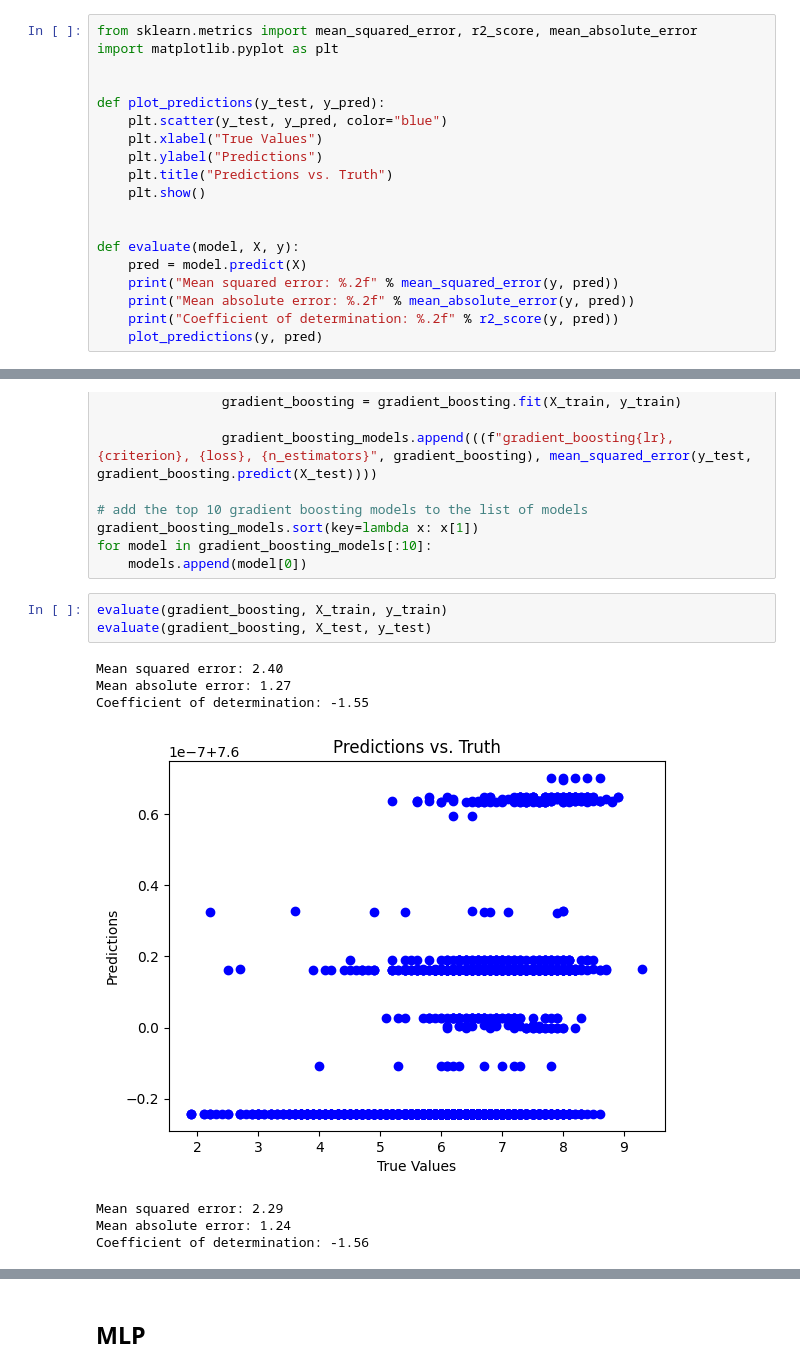
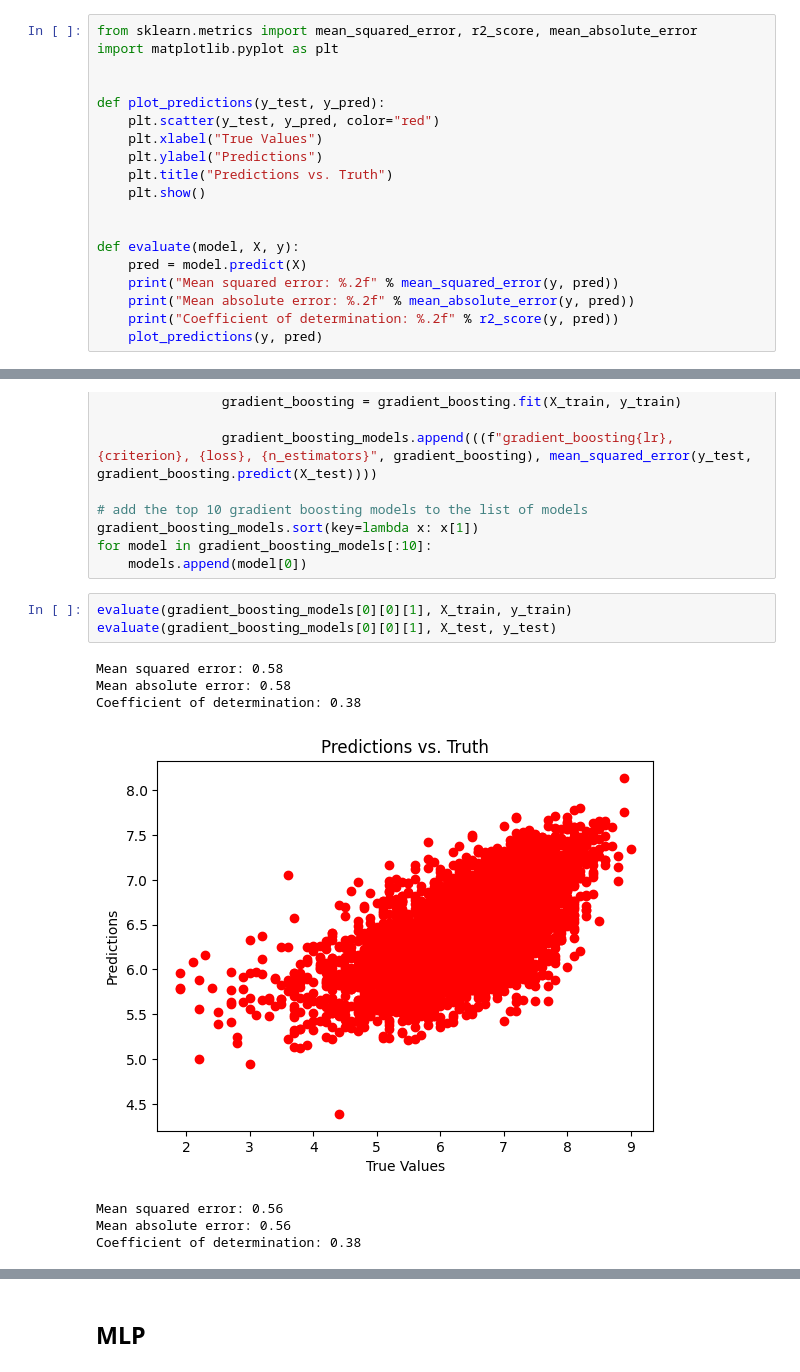
Before and after one commit to KalebJS/cs201r-final-project, a Jupyter notebook: models.ipynb, the cells around one changed output, grey strips where cells are left out. Cells and saved outputs as stored; diff of their text form.

```diff
--- a/models.ipynb
+++ b/models.ipynb
@@ -31,7 +42,7 @@ import matplotlib.pyplot as plt
 
 
 def plot_predictions(y_test, y_pred):
-    plt.scatter(y_test, y_pred, color="blue")
+    plt.scatter(y_test, y_pred, color="red")
     plt.xlabel("True Values")
     plt.ylabel("Predictions")
     plt.title("Predictions vs. Truth")
@@ -196,13 +207,13 @@ gradient_boosting_models.sort(key=lambda x: x[1])
 for model in gradient_boosting_models[:10]:
     models.append(model[0])
 # %%
-evaluate(gradient_boosting, X_train, y_train)
-evaluate(gradient_boosting, X_test, y_test)
+evaluate(gradient_boosting_models[0][0][1], X_train, y_train)
+evaluate(gradient_boosting_models[0][0][1], X_test, y_test)
 # %% [output]
-Mean squared error: 2.40
-Mean absolute error: 1.27
-Coefficient of determination: -1.55
+Mean squared error: 0.58
+Mean absolute error: 0.58
+Coefficient of determination: 0.38
-[figure, old version]
+[figure, new version]
-Mean squared error: 2.29
-Mean absolute error: 1.24
-Coefficient of determination: -1.56
+Mean squared error: 0.56
+Mean absolute error: 0.56
+Coefficient of determination: 0.38
```
Also changed, not shown: parts of 8 cells of this notebook.
